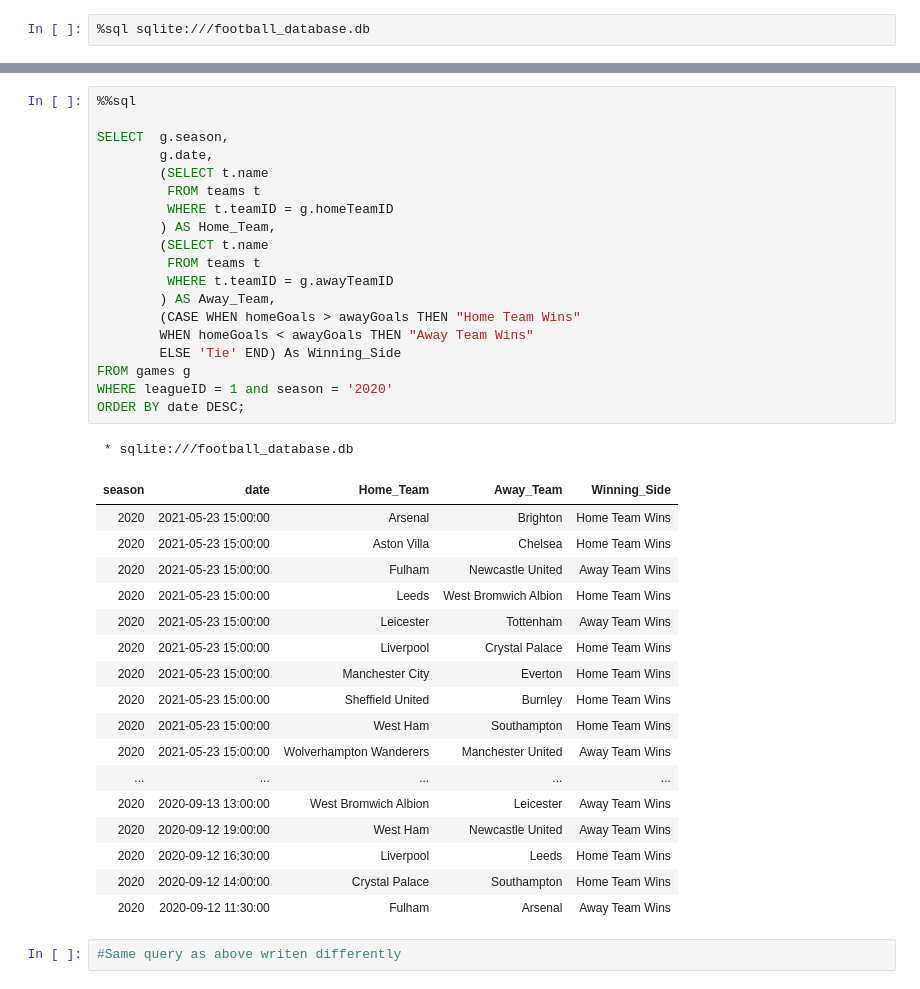
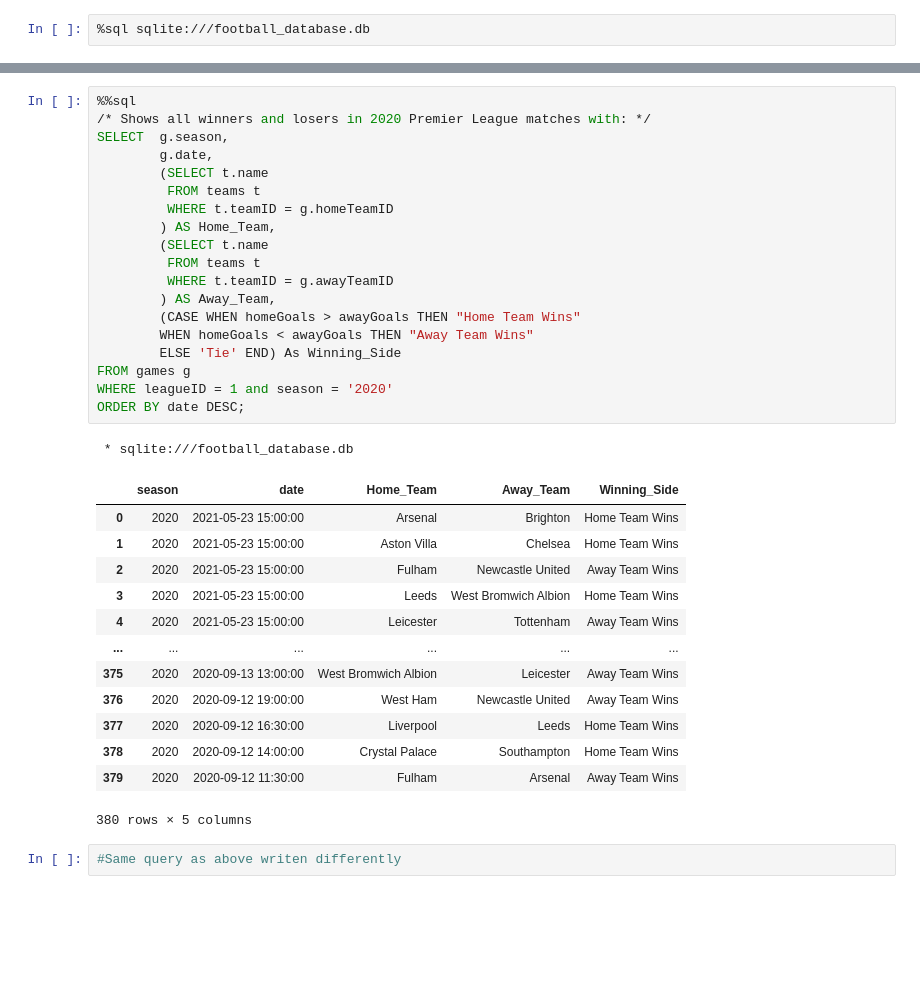
Before and after one commit to Zaki978/European-Soccer-SQL-Data-Project, a Jupyter notebook: EU Football SQL Project.ipynb, the cells around one changed output, grey strips where cells are left out. Saved outputs shown, nothing was run; the diff lists cells and outputs as text; blank space fills up the shorter version.

```diff
--- a/EU Football SQL Project.ipynb
+++ b/EU Football SQL Project.ipynb
@@ -263,41 +260,37 @@ WHERE g.leagueID =1 AND g.season = '2020'
 # %%
 %%sql
-
+/* Shows all winners and losers in 2020 Premier League matches with: */
 SELECT  g.season,
         g.date,
         (SELECT t.name
          FROM teams t
          WHERE t.teamID = g.homeTeamID
         ) AS Home_Team,
         (SELECT t.name
          FROM teams t
          WHERE t.teamID = g.awayTeamID
         ) AS Away_Team,
         (CASE WHEN homeGoals > awayGoals THEN "Home Team Wins"
         WHEN homeGoals < awayGoals THEN "Away Team Wins"
         ELSE 'Tie' END) As Winning_Side
 FROM games g
 WHERE leagueID = 1 and season = '2020'
 ORDER BY date DESC;
 # %% [output]
  * sqlite:///football_database.db
-| season | date | Home_Team | Away_Team | Winning_Side |
-| 2020 | 2021-05-23 15:00:00 | Arsenal | Brighton | Home Team Wins |
-| 2020 | 2021-05-23 15:00:00 | Aston Villa | Chelsea | Home Team Wins |
-| 2020 | 2021-05-23 15:00:00 | Fulham | Newcastle United | Away Team Wins |
-| 2020 | 2021-05-23 15:00:00 | Leeds | West Bromwich Albion | Home Team Wins |
-| 2020 | 2021-05-23 15:00:00 | Leicester | Tottenham | Away Team Wins |
-| 2020 | 2021-05-23 15:00:00 | Liverpool | Crystal Palace | Home Team Wins |
-| 2020 | 2021-05-23 15:00:00 | Manchester City | Everton | Home Team Wins |
-| 2020 | 2021-05-23 15:00:00 | Sheffield United | Burnley | Home Team Wins |
-| 2020 | 2021-05-23 15:00:00 | West Ham | Southampton | Home Team Wins |
-| 2020 | 2021-05-23 15:00:00 | Wolverhampton Wanderers | Manchester United | Away Team Wins |
-| ... | ... | ... | ... | ... |
-| 2020 | 2020-09-13 13:00:00 | West Bromwich Albion | Leicester | Away Team Wins |
-| 2020 | 2020-09-12 19:00:00 | West Ham | Newcastle United | Away Team Wins |
-| 2020 | 2020-09-12 16:30:00 | Liverpool | Leeds | Home Team Wins |
-| 2020 | 2020-09-12 14:00:00 | Crystal Palace | Southampton | Home Team Wins |
-| 2020 | 2020-09-12 11:30:00 | Fulham | Arsenal | Away Team Wins |
+|  | season | date | Home_Team | Away_Team | Winning_Side |
+| 0 | 2020 | 2021-05-23 15:00:00 | Arsenal | Brighton | Home Team Wins |
+| 1 | 2020 | 2021-05-23 15:00:00 | Aston Villa | Chelsea | Home Team Wins |
+| 2 | 2020 | 2021-05-23 15:00:00 | Fulham | Newcastle United | Away Team Wins |
+| 3 | 2020 | 2021-05-23 15:00:00 | Leeds | West Bromwich Albion | Home Team Wins |
+| 4 | 2020 | 2021-05-23 15:00:00 | Leicester | Tottenham | Away Team Wins |
+| ... | ... | ... | ... | ... | ... |
+| 375 | 2020 | 2020-09-13 13:00:00 | West Bromwich Albion | Leicester | Away Team Wins |
+| 376 | 2020 | 2020-09-12 19:00:00 | West Ham | Newcastle United | Away Team Wins |
+| 377 | 2020 | 2020-09-12 16:30:00 | Liverpool | Leeds | Home Team Wins |
+| 378 | 2020 | 2020-09-12 14:00:00 | Crystal Palace | Southampton | Home Team Wins |
+| 379 | 2020 | 2020-09-12 11:30:00 | Fulham | Arsenal | Away Team Wins |
+380 rows × 5 columns
 # %%
 #Same query as above writen differently
 # %%
```
Also changed, not shown: parts of 17 cells of this notebook.
